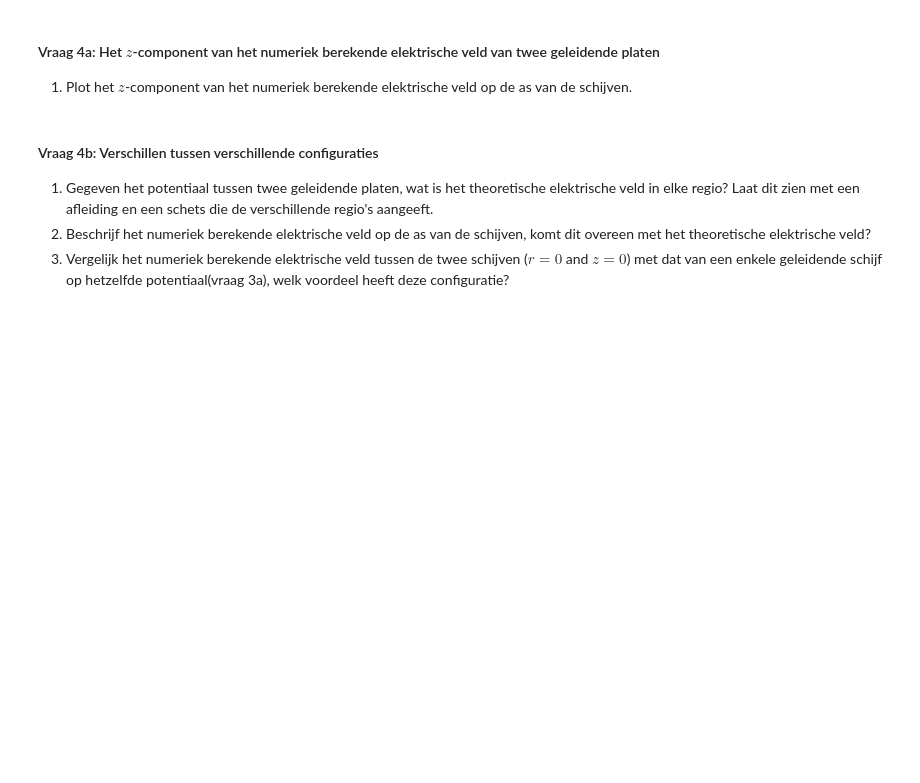
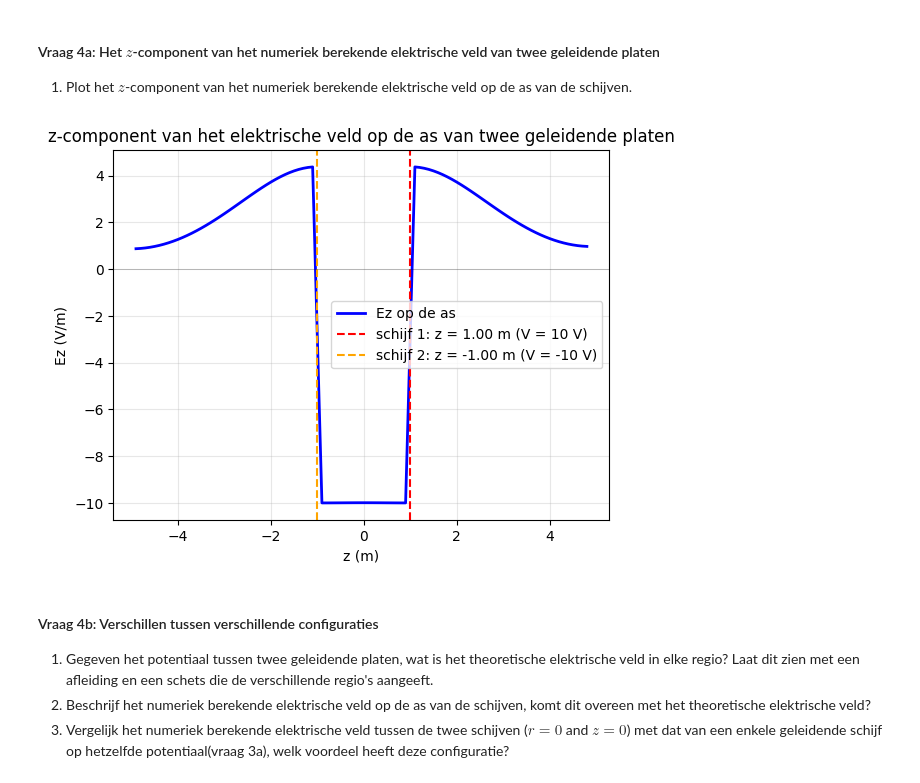
Before and after one commit to Monjano/DEF-D-MONJANO-SCHEBAL, a Jupyter notebook: DigitaleOntwerpopdrachten/1CondensatorOpdracht/CondensatorOntwerpopdracht.ipynb, the cells around one changed output. Saved outputs shown, nothing was run; the diff lists cells and outputs as text; code cells hidden in the pictures; blank space fills up the shorter version.

```diff
--- a/DigitaleOntwerpopdrachten/1CondensatorOpdracht/CondensatorOntwerpopdracht.ipynb
+++ b/DigitaleOntwerpopdrachten/1CondensatorOpdracht/CondensatorOntwerpopdracht.ipynb
@@ -650,3 +646,24 @@ plot_results_disk(Ez, Er, normE, V, r, z, grid_step, disk_radius, z_pos_disk1, z
+# %%
+# Vraag 4a: Het z-component van het elektrische veld van twee geleidende platen
+# Plot Ez op de as (r=0) van de twee schijven
+
+# Ez op de as (r=0 ⇒ eerste kolom van Ez)
+Ez_axis = Ez[:, 0]
+
+# Markeer de posities van de twee schijven
+plt.figure()
+plt.plot(z_for_E, Ez_axis, 'b-', linewidth=2, label="Ez op de as")
+plt.axvline(z_pos_disk1, color='r', linestyle='--', label=f"schijf 1: z = {z_pos_disk1:.2f} m (V = {V1} V)")
+plt.axvline(z_pos_disk2, color='orange', linestyle='--', label=f"schijf 2: z = {z_pos_disk2:.2f} m (V = {V2} V)")
+plt.axhline(0, color='k', linestyle='-', linewidth=0.5, alpha=0.3)
+plt.xlabel('z (m)')
+plt.ylabel('Ez (V/m)')
+plt.title('z-component van het elektrische veld op de as van twee geleidende platen')
+plt.grid(True, alpha=0.3)
+plt.legend()
+plt.show()
+# %% [output]
+[figure, added]
 # %% [markdown]
 #### Vraag 4b: Verschillen tussen verschillende configuraties
 
```
Also changed, not shown: parts of 1 cell of this notebook.
